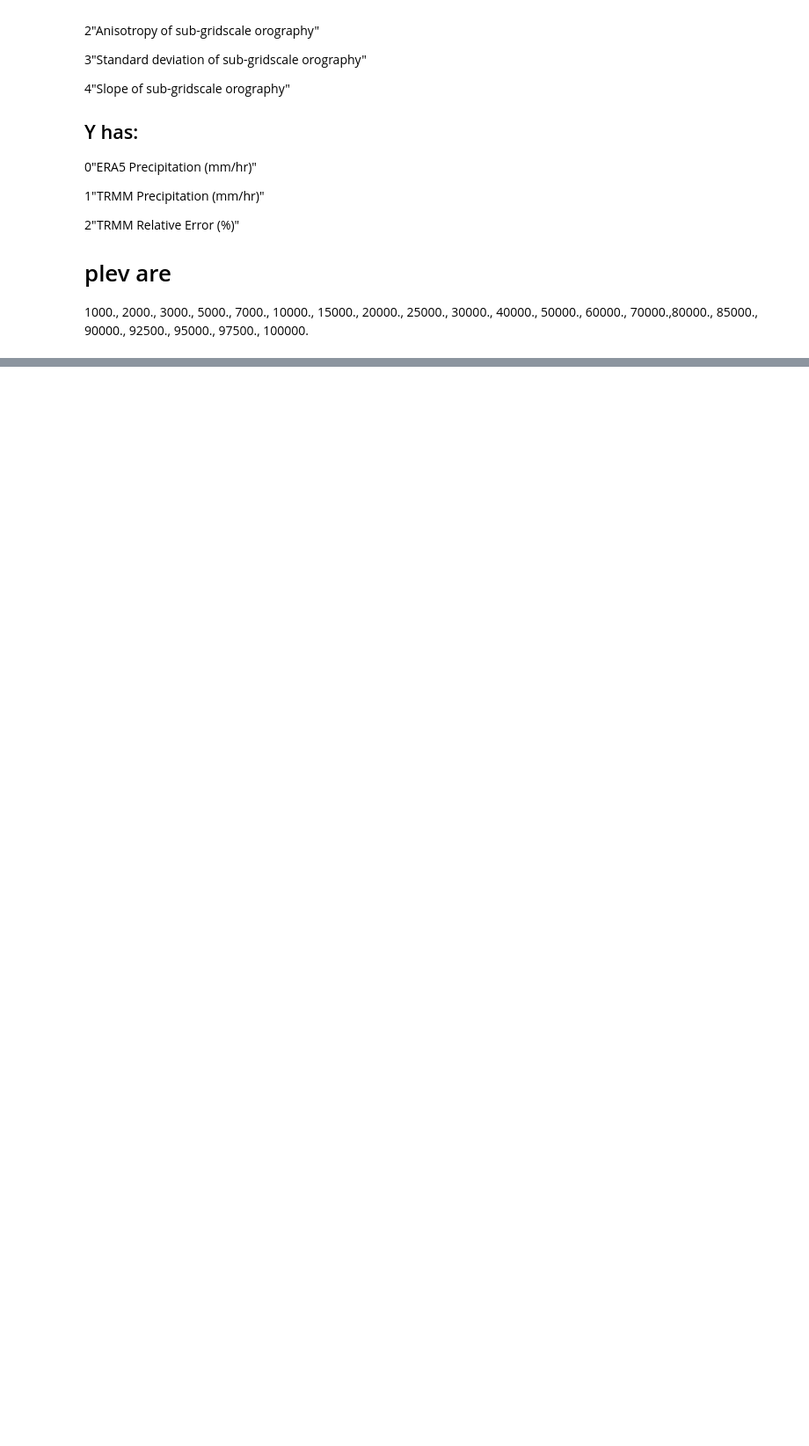
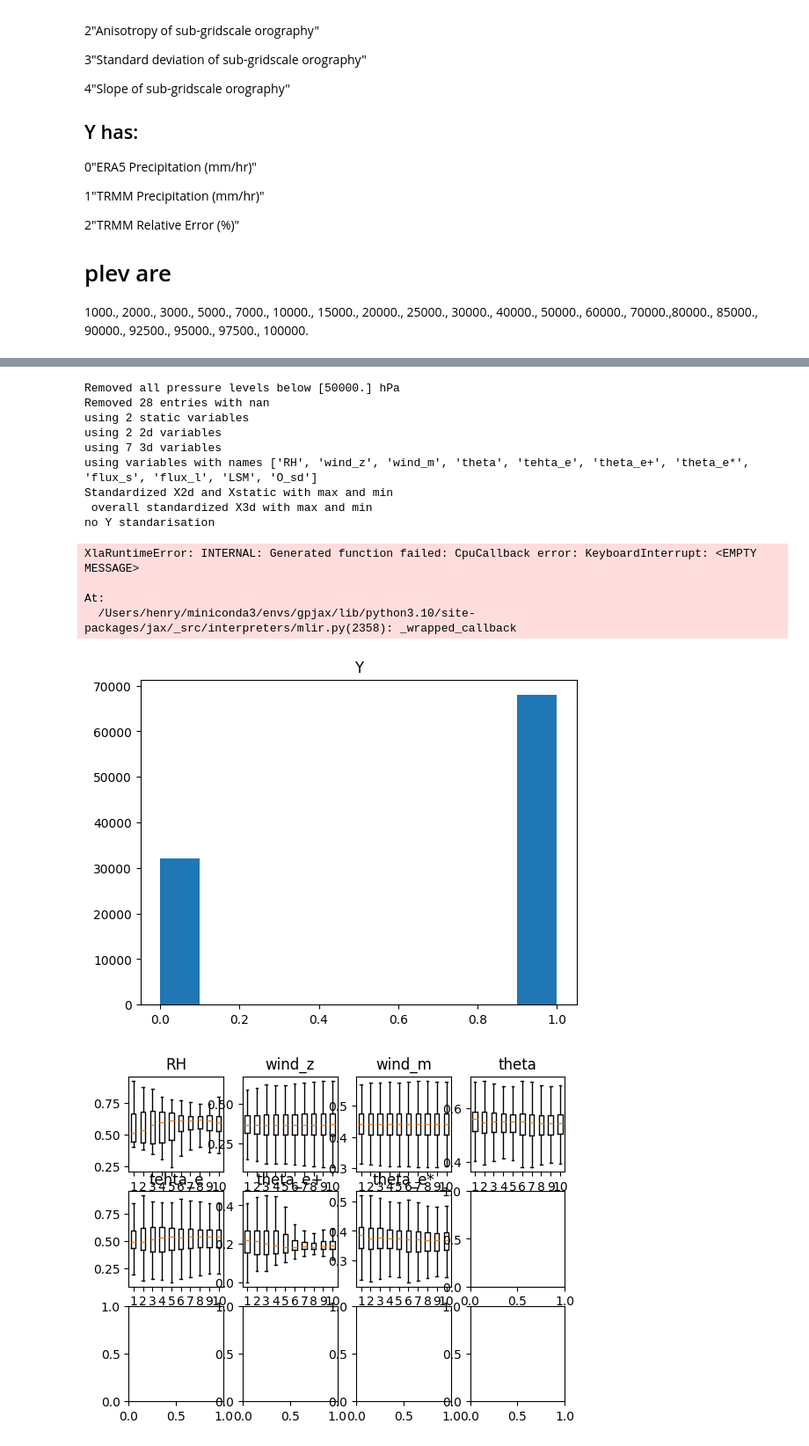
Before and after one commit to JaxGaussianProcesses/GPJax, a Jupyter notebook: Play_full.ipynb, the cells around one changed output, grey strips where cells are left out. Shown at 88% size. Saved outputs shown, nothing was run; the diff lists cells and outputs as text; code cells hidden in the pictures; blank space fills up the shorter version.

```diff
--- a/Play_full.ipynb
+++ b/Play_full.ipynb
@@ -432,0 +421,72 @@ plot_interactions(problem_info, thinned_model,D.get_subset(1000), k=5, use_range
+# %%
+
+D, problem_info = prep_data("just rain")
+plot_data(problem_info,D)
+
+D_thinning =  D.get_subset(1000)
+
+
+bernoulli_posterior = VariationalPrecipGP(
+    list_of_list_of_base_kernels=[init_kernels(problem_info)],
+    likelihood=gpx.likelihoods.Bernoulli(num_datapoints=D.n),
+    smoother=opt_gamma_2_posterior.smoother,
+    variational_mean= jnp.zeros((1, num_inducing, 1)),
+    variational_root_covariance= jnp.eye(num_inducing)[None,:,:],
+    num_latents=1,
+    max_interaction_depth=opt_gamma_1_posterior.max_interaction_depth,
+    interaction_variances=interaction_variance_init,
+    jitter=opt_gamma_1_posterior.jitter,
+    measure = opt_gamma_1_posterior.measure,
+    inducing_inputs_3d=opt_gamma_1_posterior.inducing_inputs_3d,
+    inducing_inputs_2d=opt_gamma_1_posterior.inducing_inputs_2d,
+    inducing_inputs_static=opt_gamma_1_posterior.inducing_inputs_static,
+    parameterisation=opt_gamma_1_posterior.parameterisation,
+    D_ref = opt_gamma_1_posterior.D_ref,
+    fiddled_ng=opt_gamma_1_posterior.fiddled_ng,
+    lengthscale_penalisation_factor=opt_gamma_1_posterior.lengthscale_penalisation_factor,
+    ).replace_bijector(
+    inducing_inputs_3d = tfb.SoftClip(low=jnp.array(-1e-2, dtype=jnp.float64),high=jnp.array(1.0+1e-2, dtype=jnp.float64)),
+    inducing_inputs_2d = tfb.SoftClip(low=jnp.array(-1e-2, dtype=jnp.float64),high=jnp.array(1.0+1e-2, dtype=jnp.float64)),
+    inducing_inputs_static = tfb.SoftClip(low=jnp.array(-1e-2, dtype=jnp.float64),high=jnp.array(1.0+1e-2, dtype=jnp.float64)),
+    #variational_mean = tfb.Softplus(),
+    #variational_root_covariance = tfb.Chain([tfb.FillTriangular(), tfb.SoftClip(low=jnp.array(-1e3, dtype=jnp.float64),high=jnp.array(1e3, dtype=jnp.float64))]),
+).replace_trainable(
+    smoother=False,
+    interaction_variances=True,
+    inducing_inputs_3d=False,
+    inducing_inputs_2d=False,
+    inducing_inputs_static=False)
+
+
+
+opt_bernoulli_posterior, history = gpx.fit(
+        model=bernoulli_posterior,
+        objective=jax.jit(bernoulli_posterior.loss_fn(negative=True)), #todo rejit
+        train_data=D,
+        optim=ox.adamw(1e-1),
+        num_iters=500,
+        batch_size=512,
+        safe=False,
+        key=key,
+    )
+plt.figure()
+plt.plot(history)
+plot_params(problem_info, opt_bernoulli_posterior,D)
+print(f"interaction vars {opt_bernoulli_posterior.interaction_variances}")
+# plot_interactions(problem_info, opt_variational_posterior, D, k=5, use_inducing_points=False, use_ref=True)
+# %% [output]
+Removed all pressure levels below [50000.] hPa
+Removed 28 entries with nan
+using 2 static variables
+using 2 2d variables
+using 7 3d variables
+using variables with names ['RH', 'wind_z', 'wind_m', 'theta', 'tehta_e', 'theta_e+', 'theta_e*', 'flux_s', 'flux_l', 'LSM', 'O_sd']
+Standardized X2d and Xstatic with max and min
+ overall standardized X3d with max and min
+no Y standarisation
+XlaRuntimeError: INTERNAL: Generated function failed: CpuCallback error: KeyboardInterrupt: <EMPTY MESSAGE>
+
+At:
+  /Users/henry/miniconda3/envs/gpjax/lib/python3.10/site-packages/jax/_src/interpreters/mlir.py(2358): _wrapped_callback
+[figure, added]
+[figure, added]
```
Also changed, not shown: parts of 10 cells of this notebook, 7 other files.
